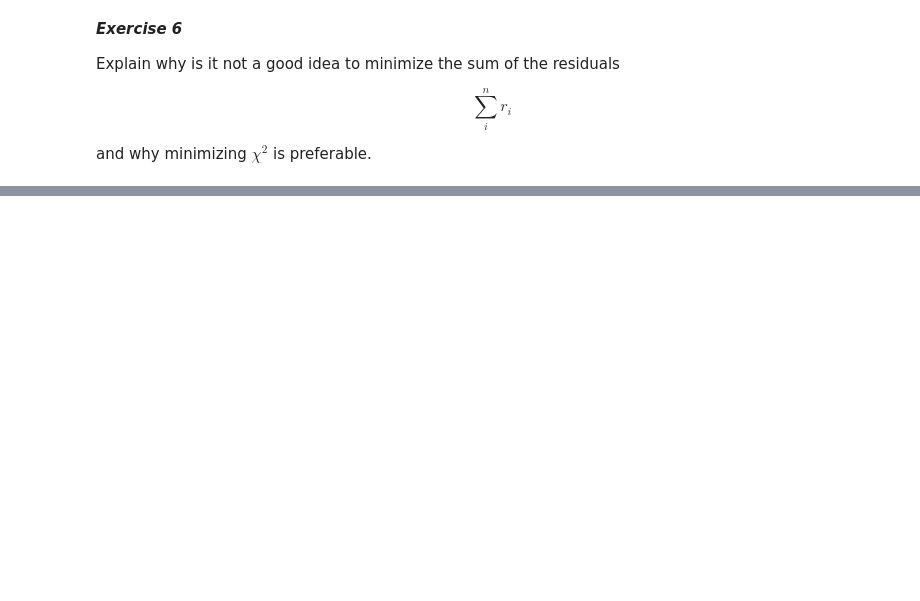
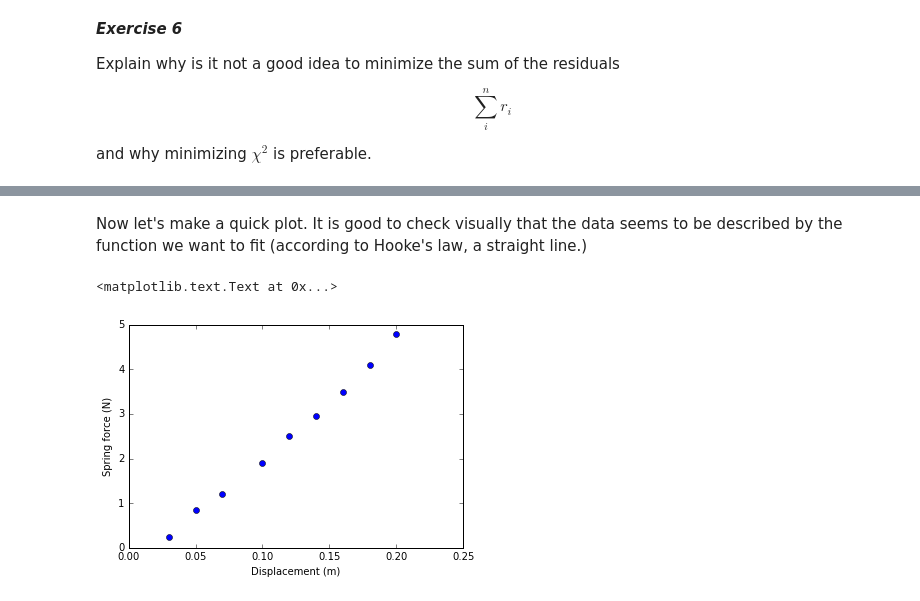
Before and after one commit to jeromefung/Physics-202-Lab-Data-Analysis, a Jupyter notebook: Lab 1c Introduction to Curve Fitting.ipynb, the cells around one changed output, grey strips where cells are left out. Cells and saved outputs as stored; diff of their text form; code cells hidden in the pictures; blank space fills up the shorter version.

```diff
--- a/Lab 1c Introduction to Curve Fitting.ipynb
+++ b/Lab 1c Introduction to Curve Fitting.ipynb
@@ -54,0 +117,12 @@ and why minimizing $\chi^2$ is preferable.
+# %%
+displacements = np.array([0.03, 0.05, 0.07, 0.10, 0.12, 0.14, 0.16, 0.18, 0.20]) # meters
+forces = np.array([0.25, 0.85, 1.20, 1.90, 2.50, 2.95, 3.50, 4.10, 4.80]) # newtons
+# %% [markdown]
+Now let's make a quick plot. It is good to check visually that the data seems to be described by the function we want to fit (according to Hooke's law, a straight line.)
+# %%
+plt.plot(displacements, forces, 'bo')
+plt.xlabel('Displacement (m)')
+plt.ylabel('Spring force (N)')
+# %% [output]
+<matplotlib.text.Text at 0x...>
+[figure, added]
```
Also changed, not shown: parts of 17 cells of this notebook, 1 other file.
